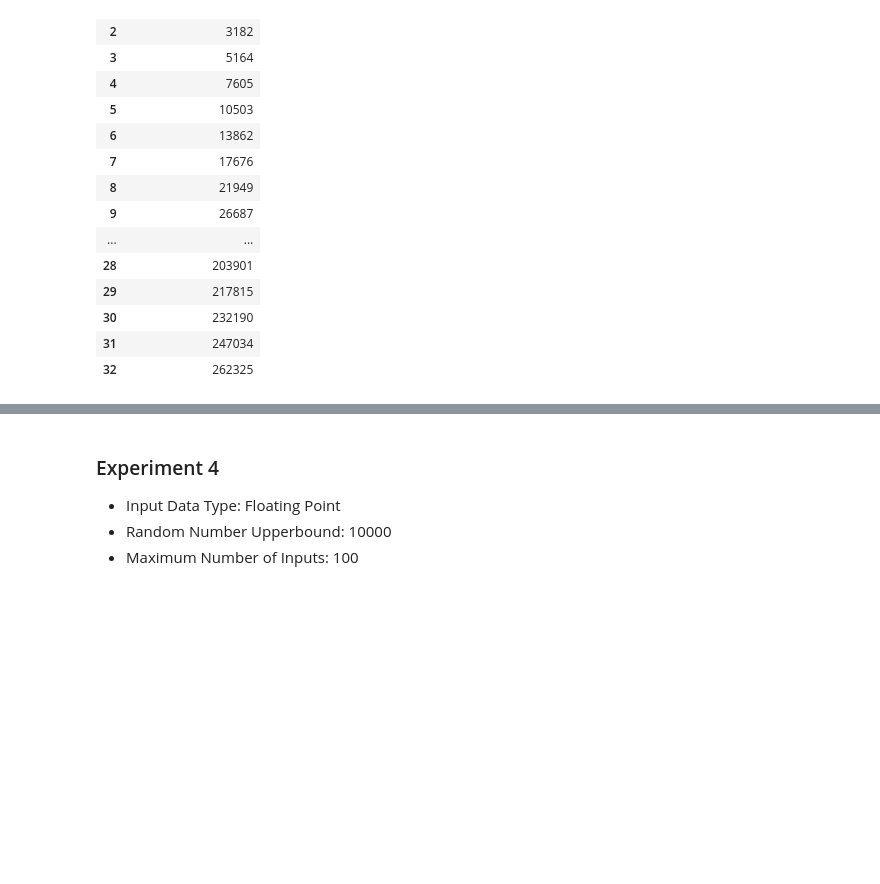
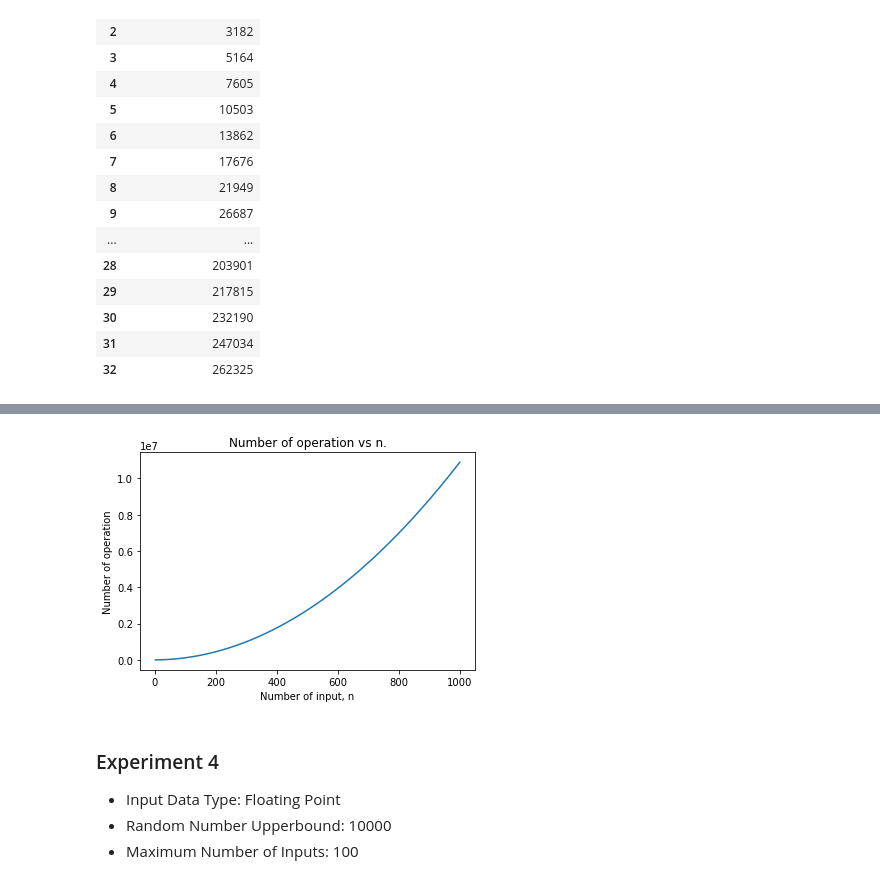
Before and after one commit to diminecjean/radix-sort, a Jupyter notebook: radix_sort_graph_analysis.ipynb, the cells around one changed output, grey strips where cells are left out. Drawn from its saved outputs; the diff is of its cells as text; code cells hidden in the pictures; blank space fills up the shorter version.

```diff
--- a/radix_sort_graph_analysis.ipynb
+++ b/radix_sort_graph_analysis.ipynb
@@ -64,0 +118,3 @@ plt.show()
+# %%
+x3= pd.read_csv('NumOfInputs-n_1000.csv')
+x3
@@ -64,0 +135,3 @@ plt.show()
+# %%
+y3= pd.read_csv('NumOfOperations_int-1000-upper100.csv')
+y3
@@ -65,3 +152,16 @@ plt.show()
+# %%
+# Data Type = Integer
+# Upperbound Value = 100
+# Number of Maximum Inputs = 1000
+plt.title("Number of operation vs n.")
+plt.xlabel("Number of input, n")
+
+plt.ylabel("Number of operation")
+plt.plot(x3.to_numpy(),y3.to_numpy())
+
+plt.show()
+# %% [output]
+[figure, added]
 # %% [markdown]
 ### Experiment 4
 - Input Data Type: Floating Point
```
Also changed, not shown: parts of 12 cells of this notebook.
